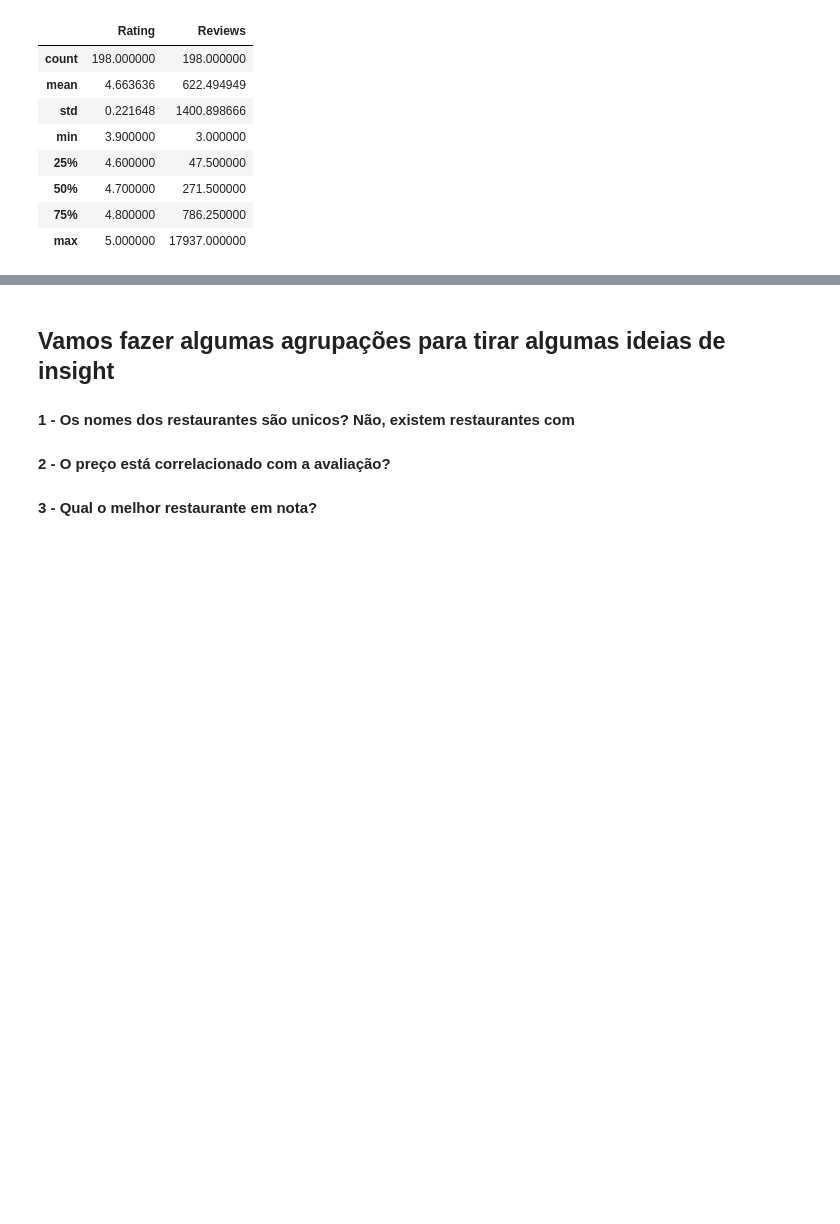
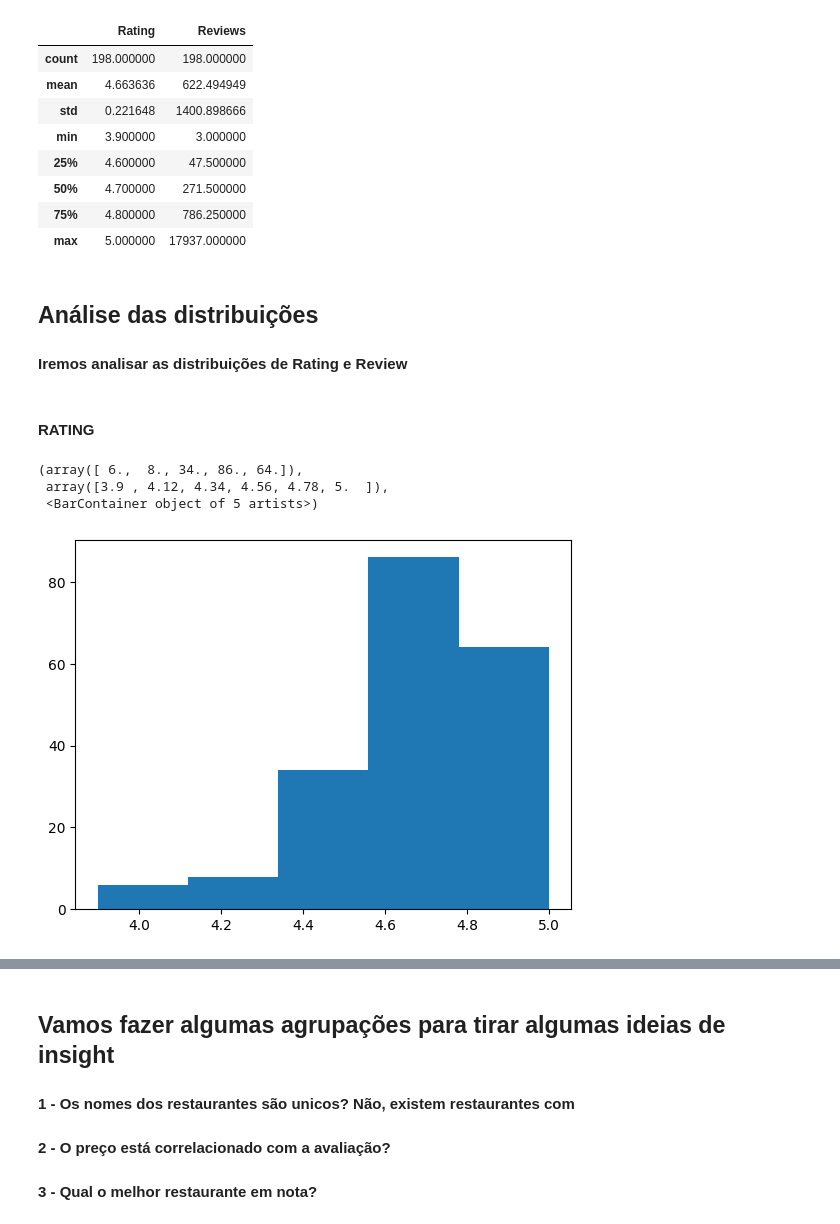
Before and after one commit to eusoulucas/coffee_shop_data_insight, a Jupyter notebook: analysis.ipynb, the cells around one changed output, grey strips where cells are left out. Drawn from its saved outputs; the diff is of its cells as text; code cells hidden in the pictures; blank space fills up the shorter version.

```diff
--- a/analysis.ipynb
+++ b/analysis.ipynb
@@ -81,3 +69,17 @@ coffeeDF.describe()
 | 50% | 4.700000 | 271.500000 |
 | 75% | 4.800000 | 786.250000 |
 | max | 5.000000 | 17937.000000 |
+# %% [markdown]
+## Análise das distribuições
+#### Iremos analisar as distribuições de Rating e Review
+# %% [markdown]
+#### RATING
+# %%
+#Análise da distribuição de Rating
+plt.hist(coffeeDF['Rating'], bins=5)
+#como podemos ver a distribuição é enviesada para a esquerda (left-skewed)
+# %% [output]
+(array([ 6.,  8., 34., 86., 64.]),
+ array([3.9 , 4.12, 4.34, 4.56, 4.78, 5.  ]),
+ <BarContainer object of 5 artists>)
+[figure, added]
```
Also changed, not shown: parts of 7 cells of this notebook.
